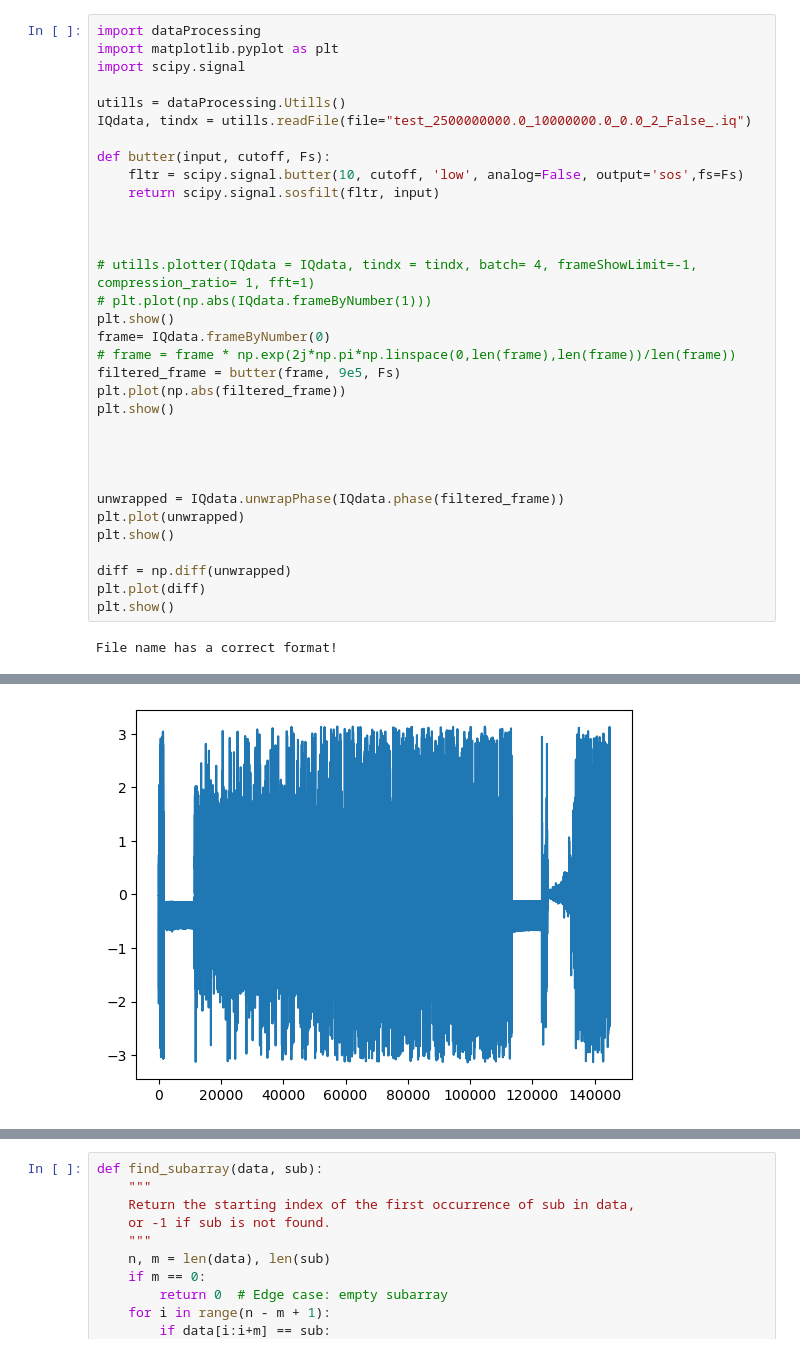
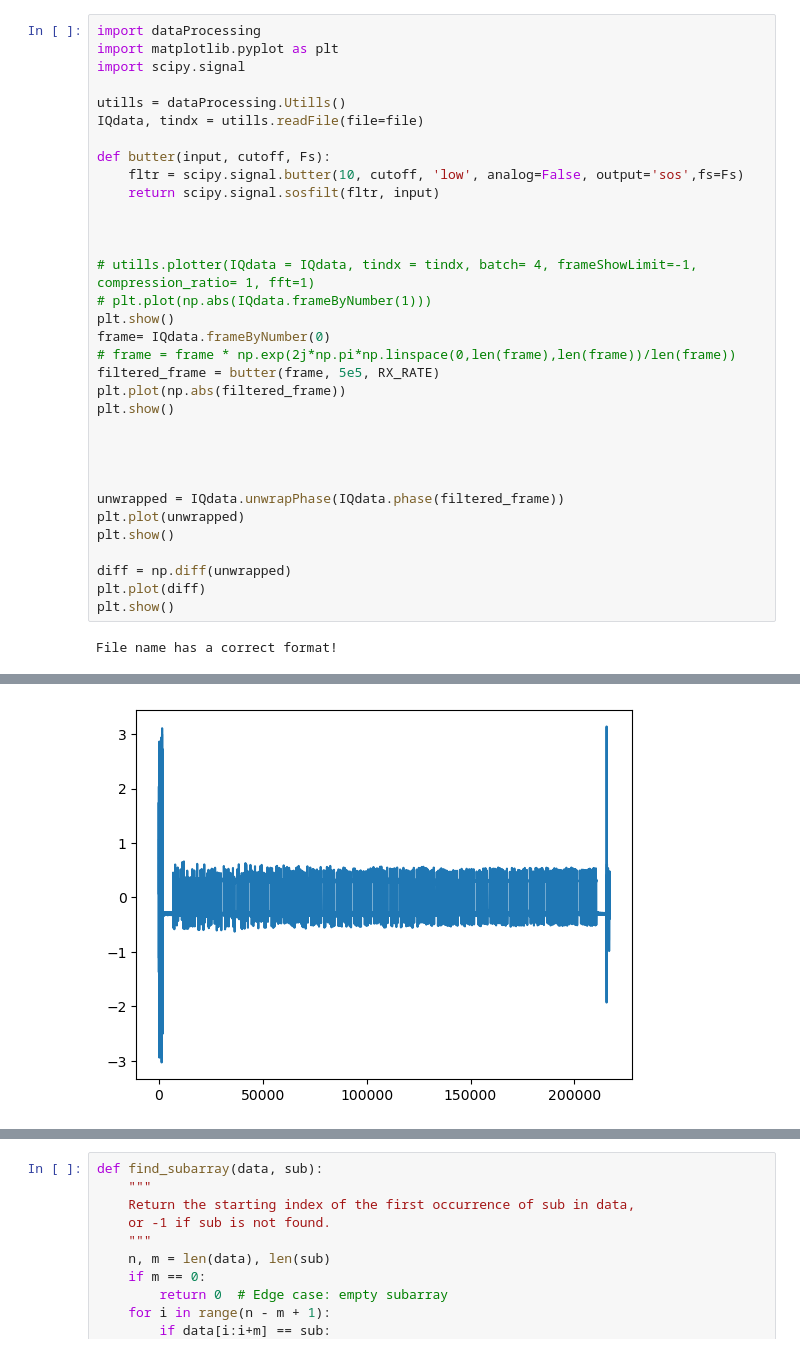
Before and after one commit to mkashani-phd/Secure_Wireless_Relay, a Jupyter notebook: rx.ipynb, the cells around one changed output, grey strips where cells are left out. Cells and saved outputs as stored; diff of their text form.

Commit message:
more stabel ready to test with two different devices

```diff
--- a/rx.ipynb
+++ b/rx.ipynb
@@ -244,7 +258,7 @@ import matplotlib.pyplot as plt
 import scipy.signal
 
 utills = dataProcessing.Utills()
-IQdata, tindx = utills.readFile(file="test_2500000000.0_10000000.0_0.0_2_False_.iq")
+IQdata, tindx = utills.readFile(file=file)
 
 def butter(input, cutoff, Fs):
     fltr = scipy.signal.butter(10, cutoff, 'low', analog=False, output='sos',fs=Fs)
@@ -257,7 +271,7 @@ def butter(input, cutoff, Fs):
 plt.show()
 frame= IQdata.frameByNumber(0)
 # frame = frame * np.exp(2j*np.pi*np.linspace(0,len(frame),len(frame))/len(frame))
-filtered_frame = butter(frame, 9e5, Fs)
+filtered_frame = butter(frame, 5e5, RX_RATE)
 plt.plot(np.abs(filtered_frame))
 plt.show()
 
@@ -278,4 +292,4 @@ File name has a correct format!
-[figure, old version]
+[figure, new version]
 # %%
 
 # compute sliding fft of the signal every 40 samples where the peak is 1 and the rest 0
```
Also changed, not shown: parts of 4 cells of this notebook, 2 other files.
